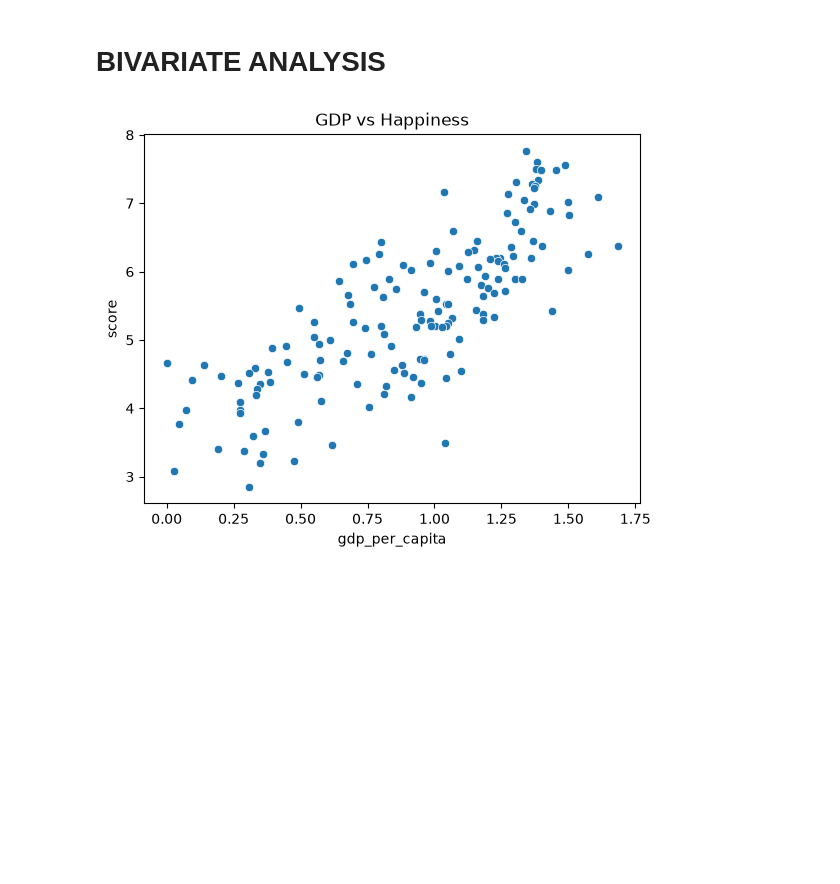
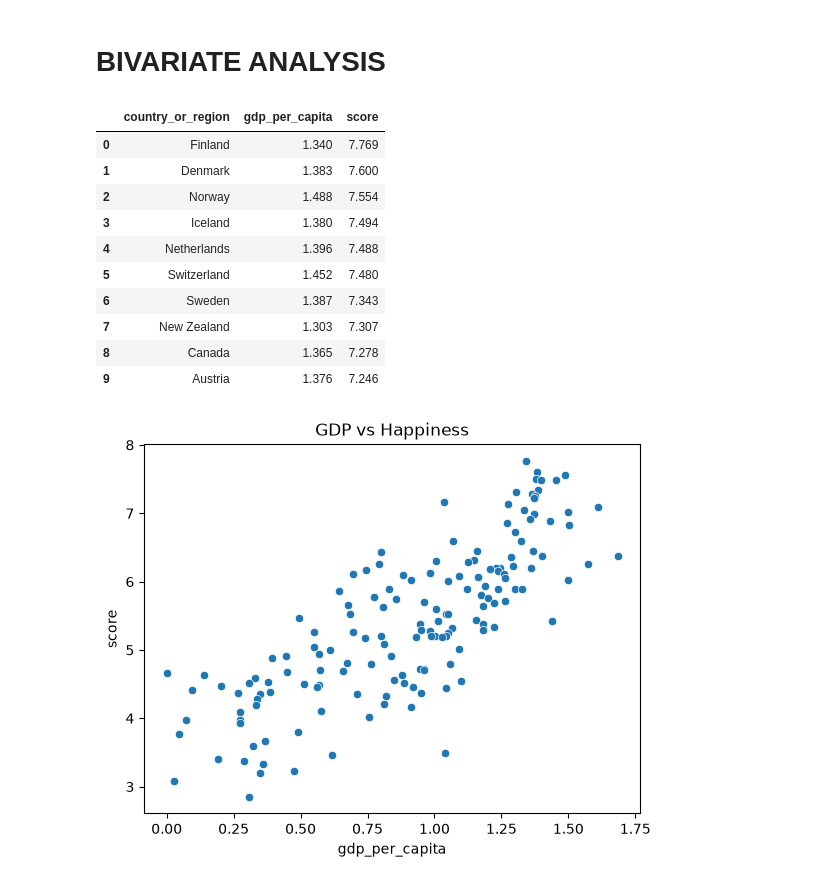
Before and after one commit to kavyaOntiAIEngineer/AI-Training, a Jupyter notebook: 2026-07-09/worldHappinessReport/worldHappinessReport.ipynb, the cells around one changed output. Cells and saved outputs as stored; diff of their text form; code cells hidden in the pictures; blank space fills up the shorter version.

```diff
--- a/2026-07-09/worldHappinessReport/worldHappinessReport.ipynb
+++ b/2026-07-09/worldHappinessReport/worldHappinessReport.ipynb
@@ -212,6 +280,31 @@ plt.show()
 [figure]
 # %% [markdown]
 # BIVARIATE ANALYSIS
+# %%
+# %%
+
+gdp_happiness = df[
+    [
+        "country_or_region",
+        "gdp_per_capita",
+        "score"
+    ]
+]
+
+
+gdp_happiness.head(10)
+# %% [output]
+|  | country_or_region | gdp_per_capita | score |
+| 0 | Finland | 1.340 | 7.769 |
+| 1 | Denmark | 1.383 | 7.600 |
+| 2 | Norway | 1.488 | 7.554 |
+| 3 | Iceland | 1.380 | 7.494 |
+| 4 | Netherlands | 1.396 | 7.488 |
+| 5 | Switzerland | 1.452 | 7.480 |
+| 6 | Sweden | 1.387 | 7.343 |
+| 7 | New Zealand | 1.303 | 7.307 |
+| 8 | Canada | 1.365 | 7.278 |
+| 9 | Austria | 1.376 | 7.246 |
 # %%
 # GDP vs Happiness score
 
```
Also changed, not shown: parts of 8 cells of this notebook, 3 other files.
